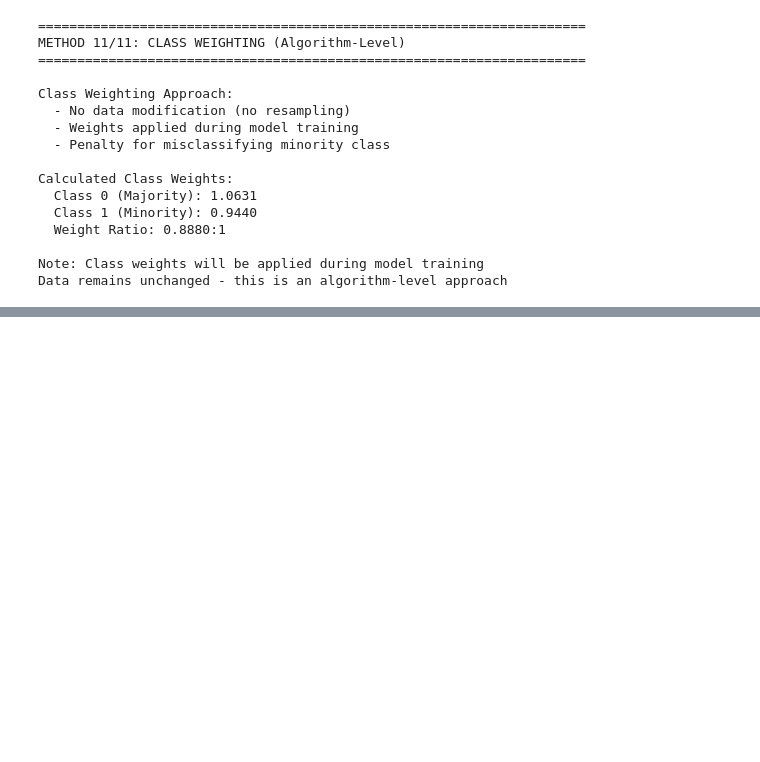
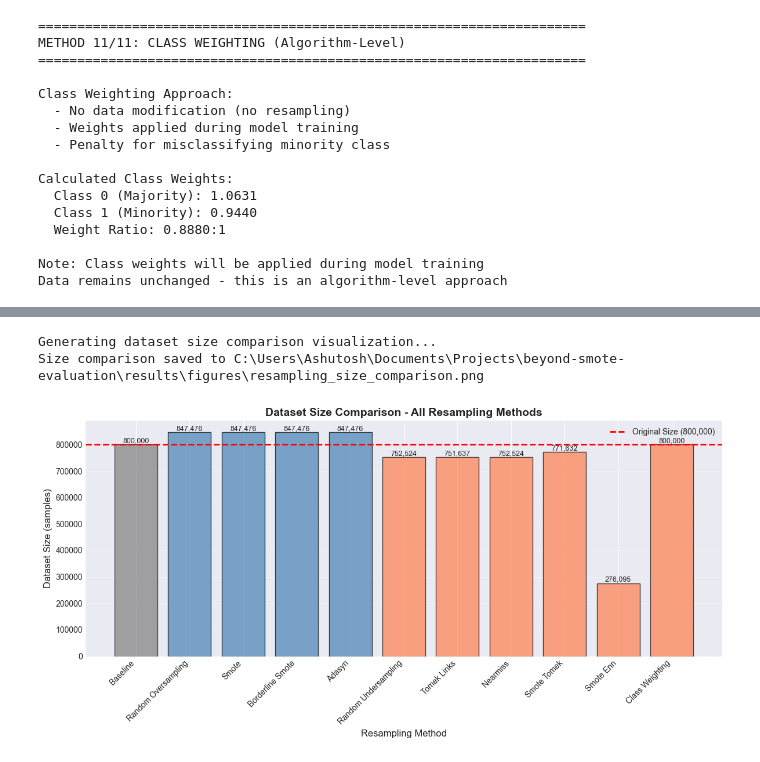
Before and after one commit to ashu-tagore/beyond_smote_evaluation, a Jupyter notebook: notebooks/03_Resampling_Methods.ipynb, the cells around one changed output, grey strips where cells are left out. Drawn from its saved outputs; the diff is of its cells as text; code cells hidden in the pictures; blank space fills up the shorter version.

Commit message:
feat: Added comprehensive comparison and visualizations

```diff
--- a/notebooks/03_Resampling_Methods.ipynb
+++ b/notebooks/03_Resampling_Methods.ipynb
@@ -975,0 +1051,53 @@ Data remains unchanged - this is an algorithm-level approach
+# %%
+# Cell 16: Visualizing Size Changes
+# Creating bar chart showing dataset size changes
+# Visualization of how each method affects dataset size
+
+print("Generating dataset size comparison visualization...")
+
+# Creating figure
+fig, ax = plt.subplots(figsize=(12, 6))
+
+# Preparing data
+methods = comparison_df['Method'].values
+sizes = comparison_df['New Size'].values
+colors = ['gray' if m == 'Baseline' else 'steelblue' if sizes[i] > baseline_stats['n_samples']
+          else 'coral' for i, m in enumerate(methods)]
+
+# Creating bar chart
+bars = ax.bar(methods, sizes, color=colors, alpha=0.7, edgecolor='black')
+
+# Adding baseline reference line
+ax.axhline(y=baseline_stats['n_samples'], color='red', linestyle='--',
+           linewidth=2, label=f"Original Size ({baseline_stats['n_samples']:,})")
+
+# Formatting
+ax.set_xlabel('Resampling Method', fontsize=12)
+ax.set_ylabel('Dataset Size (samples)', fontsize=12)
+ax.set_title('Dataset Size Comparison - All Resampling Methods',
+             fontsize=14, fontweight='bold')
+ax.legend()
+ax.grid(axis='y', alpha=0.3)
+
+# Rotating x-axis labels
+plt.xticks(rotation=45, ha='right')
+
+# Adding value labels on bars
+for bar in bars:
+    height = bar.get_height()
+    ax.text(bar.get_x() + bar.get_width()/2., height,
+            f'{int(height):,}',
+            ha='center', va='bottom', fontsize=9)
+
+plt.tight_layout()
+
+# Saving
+size_plot_path = FIGURE_OUTPUT / 'resampling_size_comparison.png'
+plt.savefig(size_plot_path, dpi=DPI_VALUE, bbox_inches='tight')
+print(f"Size comparison saved to {size_plot_path}")
+
+plt.show()
+# %% [output]
+Generating dataset size comparison visualization...
+Size comparison saved to C:\Users\Ashutosh\Documents\Projects\beyond-smote-evaluation\results\figures\resampling_size_comparison.png
+[figure, added]
```
Also changed, not shown: parts of 7 cells of this notebook, 1 other file.
